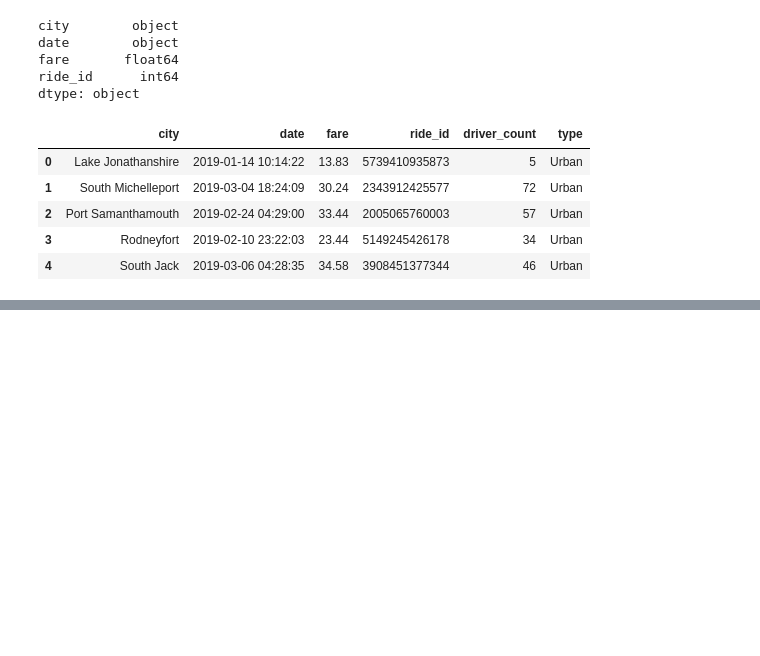
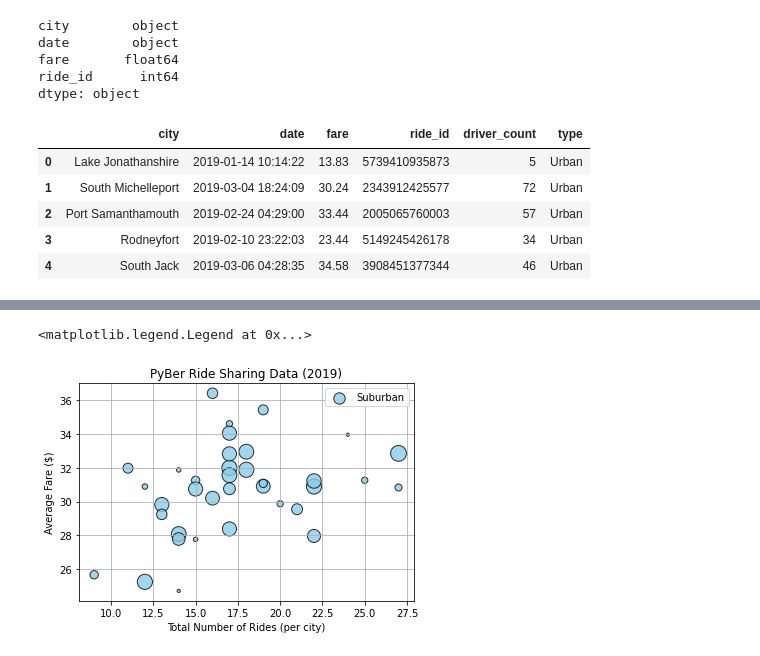
Before and after one commit to peterdyke/Pyber_Analysis, a Jupyter notebook: PyBer.ipynb, the cells around one changed output, grey strips where cells are left out. Drawn from its saved outputs; the diff is of its cells as text; code cells hidden in the pictures; blank space fills up the shorter version.

```diff
--- a/PyBer.ipynb
+++ b/PyBer.ipynb
@@ -117,0 +109,4 @@ pyber_data_df.head()
+# %%
+# Create suburban and rural dataframes
+suburban_cities_df= pyber_data_df[pyber_data_df['type']== 'Suburban']
+rural_cities_df= pyber_data_df[pyber_data_df['type']== 'Rural']
@@ -117,0 +125,4 @@ pyber_data_df.head()
+# %%
+# Create series for number of rides in suburban cities using .groupby using cities as index
+suburban_ride_count= suburban_cities_df.groupby(['city']).count()['ride_id']
+suburban_ride_count.head()
@@ -117,0 +196,14 @@ pyber_data_df.head()
+# %%
+# Create Suburban bubble chart
+plt.scatter(suburban_ride_count,suburban_avg_fare, s=10*suburban_driver_count,
+           c="skyblue", edgecolor= "black", linewidths=1,
+           alpha=.8, label= "Suburban")
+plt.title("PyBer Ride Sharing Data (2019)")
+plt.ylabel("Average Fare ($)")
+plt.xlabel("Total Number of Rides (per city)")
+plt.grid(True)
+# Add Legend
+plt.legend()
+# %% [output]
+<matplotlib.legend.Legend at 0x...>
+[figure, added]
```
Also changed, not shown: parts of 14 cells of this notebook, 1 other file.
